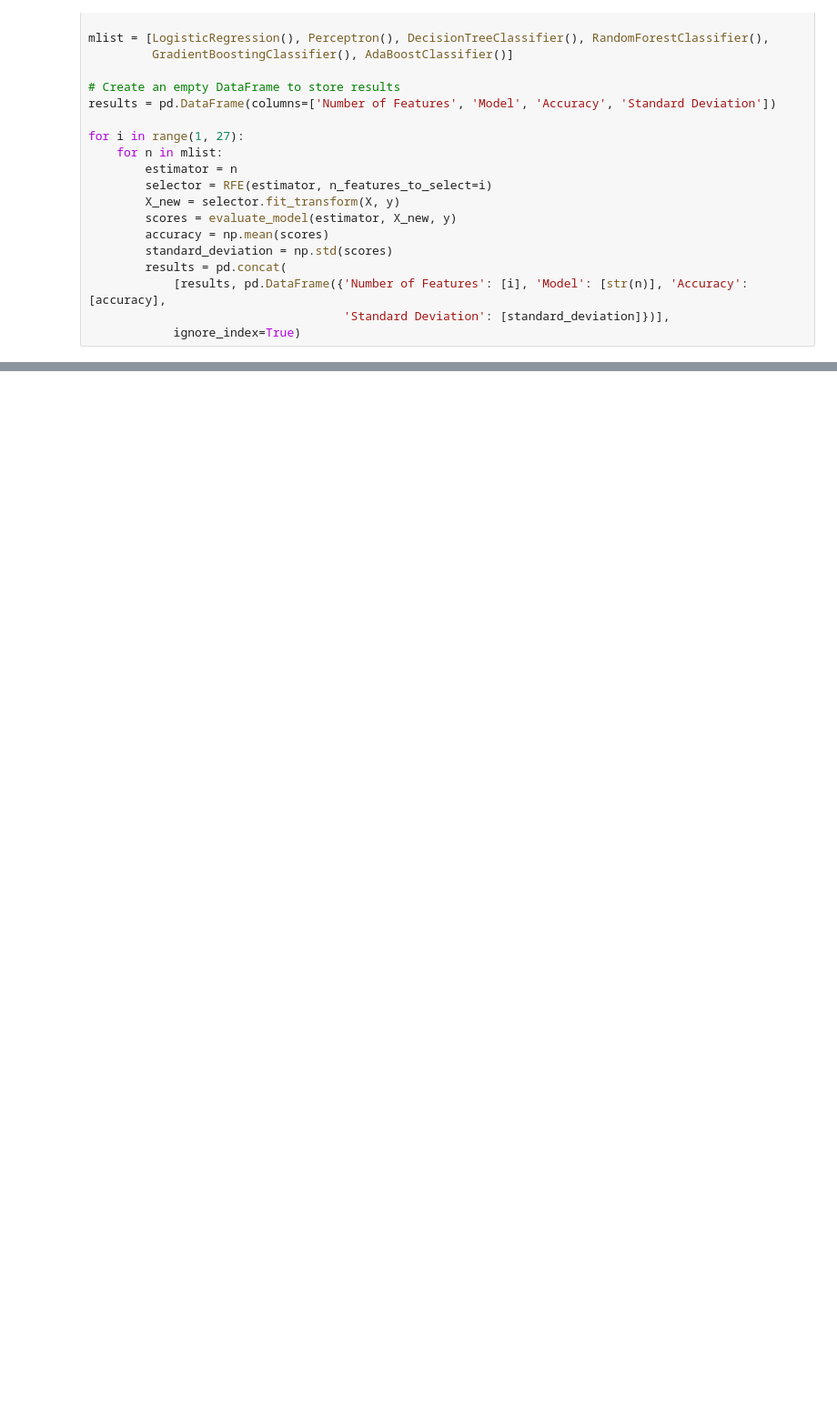
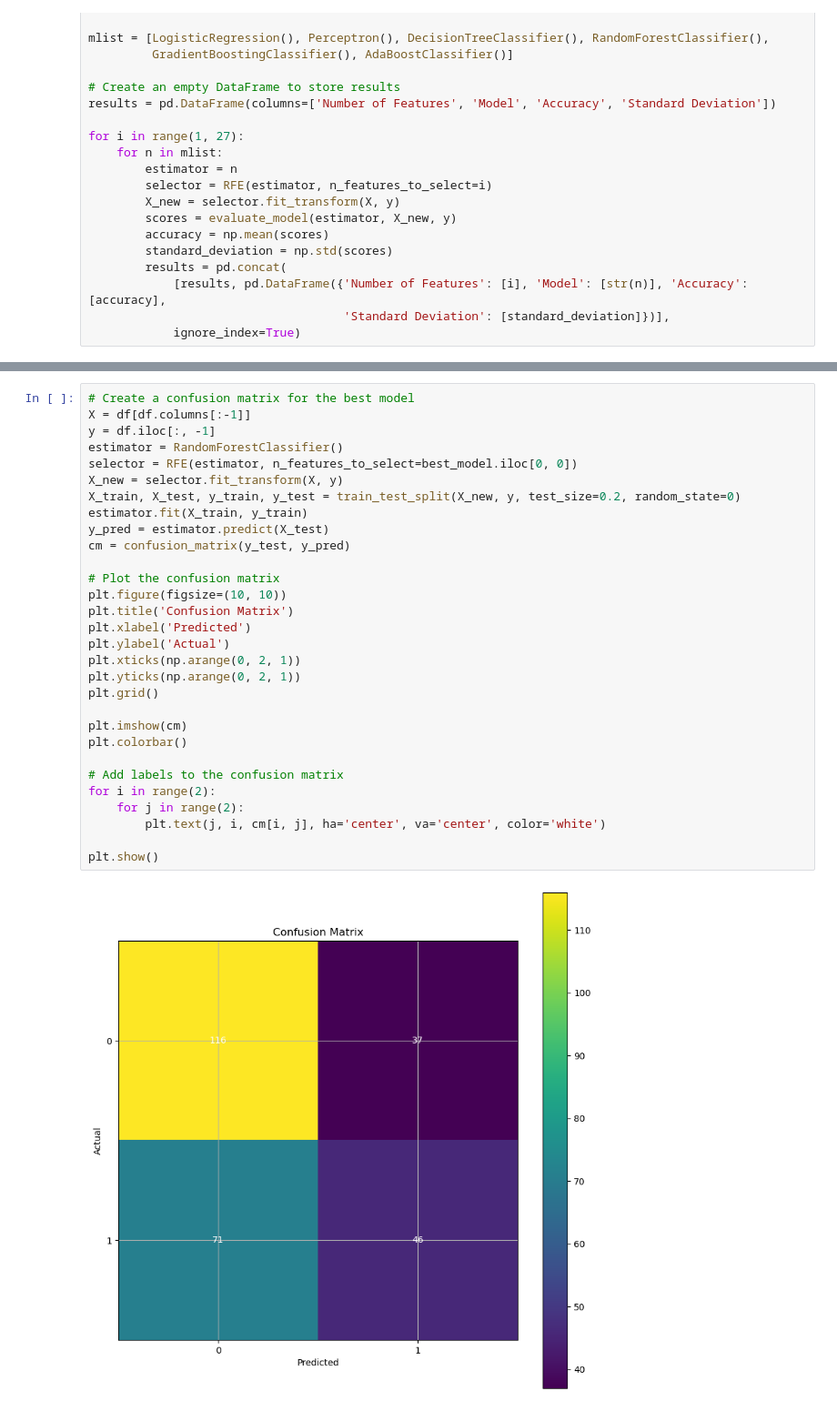
Before and after one commit to itsGarrin/Stock-Predictor-DS4400, a Jupyter notebook: src/stock_predictor.ipynb, the cells around one changed output, grey strips where cells are left out. Shown: that part at 91% size. Saved outputs shown, nothing was run; the diff lists cells and outputs as text; blank space fills up the shorter version.

Commit message:
Added confusion matrix for the best model.

```diff
--- a/src/stock_predictor.ipynb
+++ b/src/stock_predictor.ipynb
@@ -188,0 +190,32 @@ print(best_model)
+# %%
+# Create a confusion matrix for the best model
+X = df[df.columns[:-1]]
+y = df.iloc[:, -1]
+estimator = RandomForestClassifier()
+selector = RFE(estimator, n_features_to_select=best_model.iloc[0, 0])
+X_new = selector.fit_transform(X, y)
+X_train, X_test, y_train, y_test = train_test_split(X_new, y, test_size=0.2, random_state=0)
+estimator.fit(X_train, y_train)
+y_pred = estimator.predict(X_test)
+cm = confusion_matrix(y_test, y_pred)
+
+# Plot the confusion matrix
+plt.figure(figsize=(10, 10))
+plt.title('Confusion Matrix')
+plt.xlabel('Predicted')
+plt.ylabel('Actual')
+plt.xticks(np.arange(0, 2, 1))
+plt.yticks(np.arange(0, 2, 1))
+plt.grid()
+
+plt.imshow(cm)
+plt.colorbar()
+
+# Add labels to the confusion matrix
+for i in range(2):
+    for j in range(2):
+        plt.text(j, i, cm[i, j], ha='center', va='center', color='white')
+
+plt.show()
+# %% [output]
+[figure, added]
```
Also changed, not shown: parts of 5 cells of this notebook.
